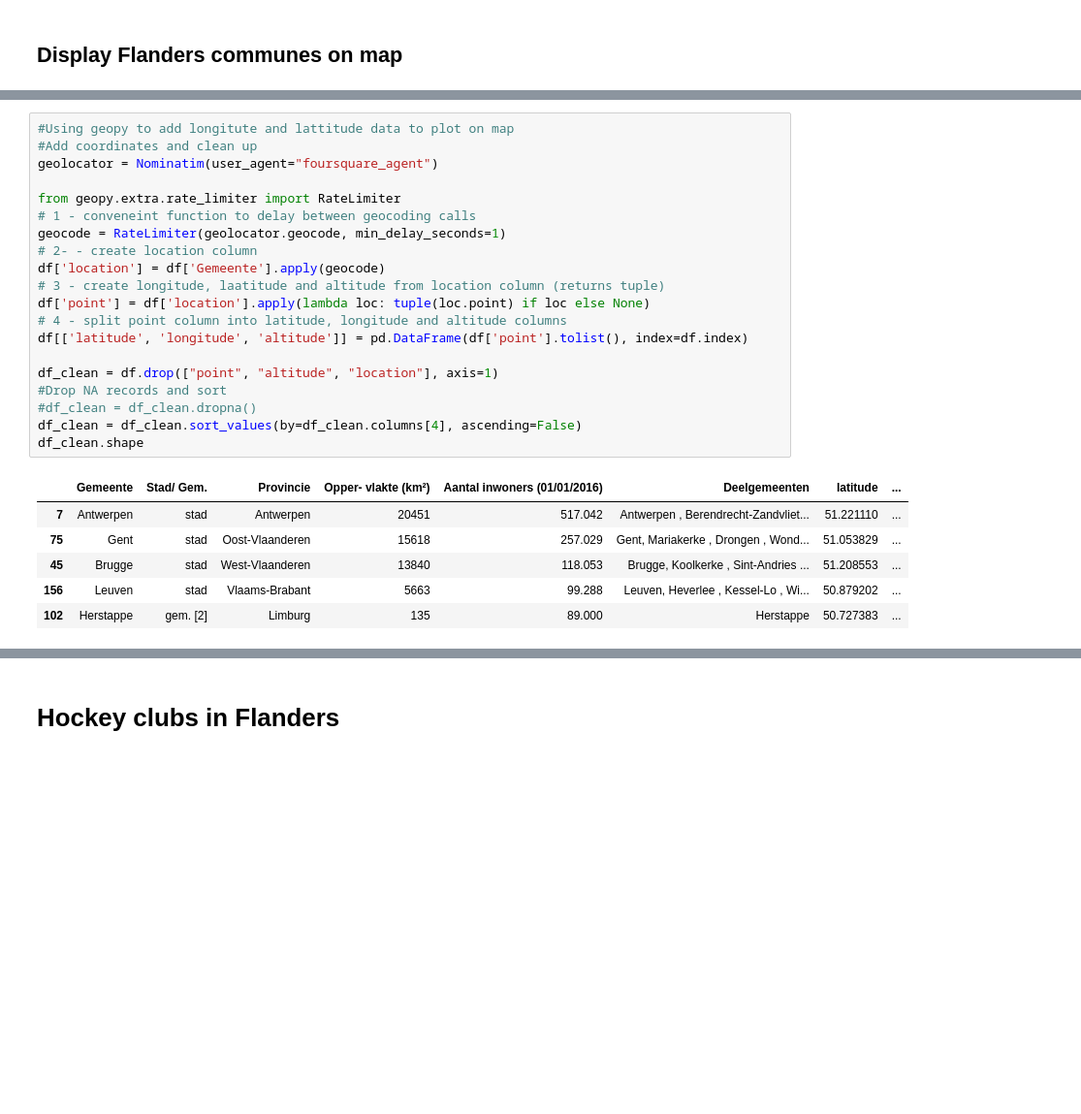
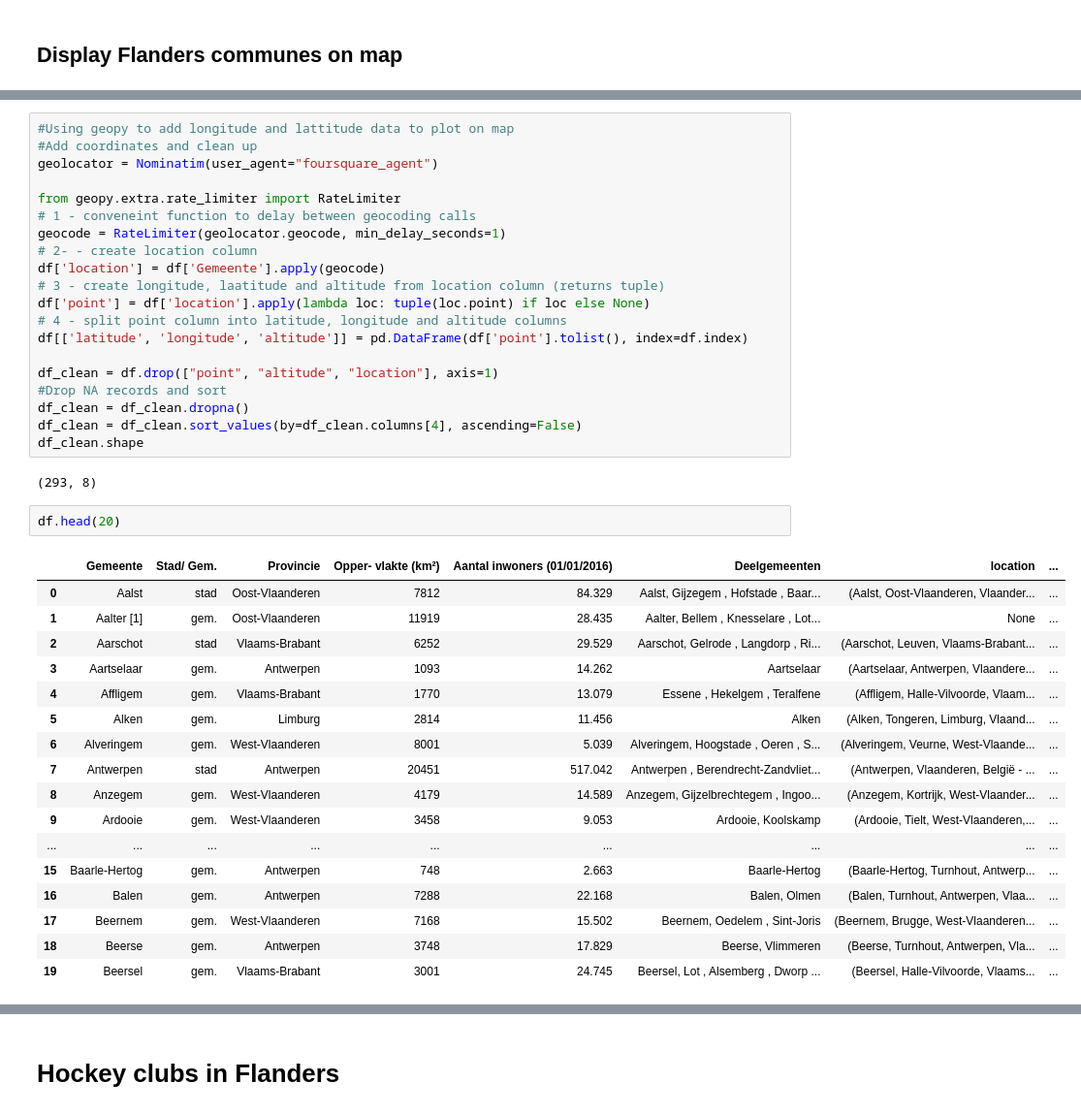
Before and after one commit to jbalrak/Coursera_Capstone, a Jupyter notebook: Final Capstone - Hockey Clubs in Belgium.ipynb, the cells around one changed output, grey strips where cells are left out. Shown at 97% size. Saved outputs shown, nothing was run; the diff lists cells and outputs as text; blank space fills up the shorter version.

```diff
--- a/Final Capstone - Hockey Clubs in Belgium.ipynb
+++ b/Final Capstone - Hockey Clubs in Belgium.ipynb
@@ -84,7 +82,7 @@ df.head()
 | 3 | Aartselaar | gem. | Antwerpen | 1093 | 14.262 | Aartselaar |
 | 4 | Affligem | gem. | Vlaams-Brabant | 1770 | 13.079 | Essene , Hekelgem , Teralfene |
 # %%
-#Using geopy to add longitute and lattitude data to plot on map
+#Using geopy to add longitude and lattitude data to plot on map
 #Add coordinates and clean up
 geolocator = Nominatim(user_agent="foursquare_agent")
 
@@ -100,14 +98,29 @@ df[['latitude', 'longitude', 'altitude']] = pd.DataFrame(df['point'].tolist(), i
 
 df_clean = df.drop(["point", "altitude", "location"], axis=1)
 #Drop NA records and sort
-#df_clean = df_clean.dropna()
+df_clean = df_clean.dropna()
 df_clean = df_clean.sort_values(by=df_clean.columns[4], ascending=False)
 df_clean.shape
 # %% [output]
-|  | Gemeente | Stad/ Gem. | Provincie | Opper- vlakte (km²) | Aantal inwoners (01/01/2016) | Deelgemeenten | latitude | ... |
-| 7 | Antwerpen | stad | Antwerpen | 20451 | 517.042 | Antwerpen , Berendrecht-Zandvliet... | 51.221110 | ... |
-| 75 | Gent | stad | Oost-Vlaanderen | 15618 | 257.029 | Gent, Mariakerke , Drongen , Wond... | 51.053829 | ... |
-| 45 | Brugge | stad | West-Vlaanderen | 13840 | 118.053 | Brugge, Koolkerke , Sint-Andries ... | 51.208553 | ... |
-| 156 | Leuven | stad | Vlaams-Brabant | 5663 | 99.288 | Leuven, Heverlee , Kessel-Lo , Wi... | 50.879202 | ... |
-| 102 | Herstappe | gem. [2] | Limburg | 135 | 89.000 | Herstappe | 50.727383 | ... |
+(293, 8)
+# %%
+df.head(20)
+# %% [output]
+|  | Gemeente | Stad/ Gem. | Provincie | Opper- vlakte (km²) | Aantal inwoners (01/01/2016) | Deelgemeenten | location | ... |
+| 0 | Aalst | stad | Oost-Vlaanderen | 7812 | 84.329 | Aalst, Gijzegem , Hofstade , Baar... | (Aalst, Oost-Vlaanderen, Vlaander... | ... |
+| 1 | Aalter [1] | gem. | Oost-Vlaanderen | 11919 | 28.435 | Aalter, Bellem , Knesselare , Lot... | None | ... |
+| 2 | Aarschot | stad | Vlaams-Brabant | 6252 | 29.529 | Aarschot, Gelrode , Langdorp , Ri... | (Aarschot, Leuven, Vlaams-Brabant... | ... |
+| 3 | Aartselaar | gem. | Antwerpen | 1093 | 14.262 | Aartselaar | (Aartselaar, Antwerpen, Vlaandere... | ... |
+| 4 | Affligem | gem. | Vlaams-Brabant | 1770 | 13.079 | Essene , Hekelgem , Teralfene | (Affligem, Halle-Vilvoorde, Vlaam... | ... |
+| 5 | Alken | gem. | Limburg | 2814 | 11.456 | Alken | (Alken, Tongeren, Limburg, Vlaand... | ... |
+| 6 | Alveringem | gem. | West-Vlaanderen | 8001 | 5.039 | Alveringem, Hoogstade , Oeren , S... | (Alveringem, Veurne, West-Vlaande... | ... |
+| 7 | Antwerpen | stad | Antwerpen | 20451 | 517.042 | Antwerpen , Berendrecht-Zandvliet... | (Antwerpen, Vlaanderen, België - ... | ... |
+| 8 | Anzegem | gem. | West-Vlaanderen | 4179 | 14.589 | Anzegem, Gijzelbrechtegem , Ingoo... | (Anzegem, Kortrijk, West-Vlaander... | ... |
+| 9 | Ardooie | gem. | West-Vlaanderen | 3458 | 9.053 | Ardooie, Koolskamp | (Ardooie, Tielt, West-Vlaanderen,... | ... |
+| ... | ... | ... | ... | ... | ... | ... | ... | ... |
+| 15 | Baarle-Hertog | gem. | Antwerpen | 748 | 2.663 | Baarle-Hertog | (Baarle-Hertog, Turnhout, Antwerp... | ... |
+| 16 | Balen | gem. | Antwerpen | 7288 | 22.168 | Balen, Olmen | (Balen, Turnhout, Antwerpen, Vlaa... | ... |
+| 17 | Beernem | gem. | West-Vlaanderen | 7168 | 15.502 | Beernem, Oedelem , Sint-Joris | (Beernem, Brugge, West-Vlaanderen... | ... |
+| 18 | Beerse | gem. | Antwerpen | 3748 | 17.829 | Beerse, Vlimmeren | (Beerse, Turnhout, Antwerpen, Vla... | ... |
+| 19 | Beersel | gem. | Vlaams-Brabant | 3001 | 24.745 | Beersel, Lot , Alsemberg , Dworp ... | (Beersel, Halle-Vilvoorde, Vlaams... | ... |
 # %%
```
Also changed, not shown: parts of 22 cells of this notebook.
